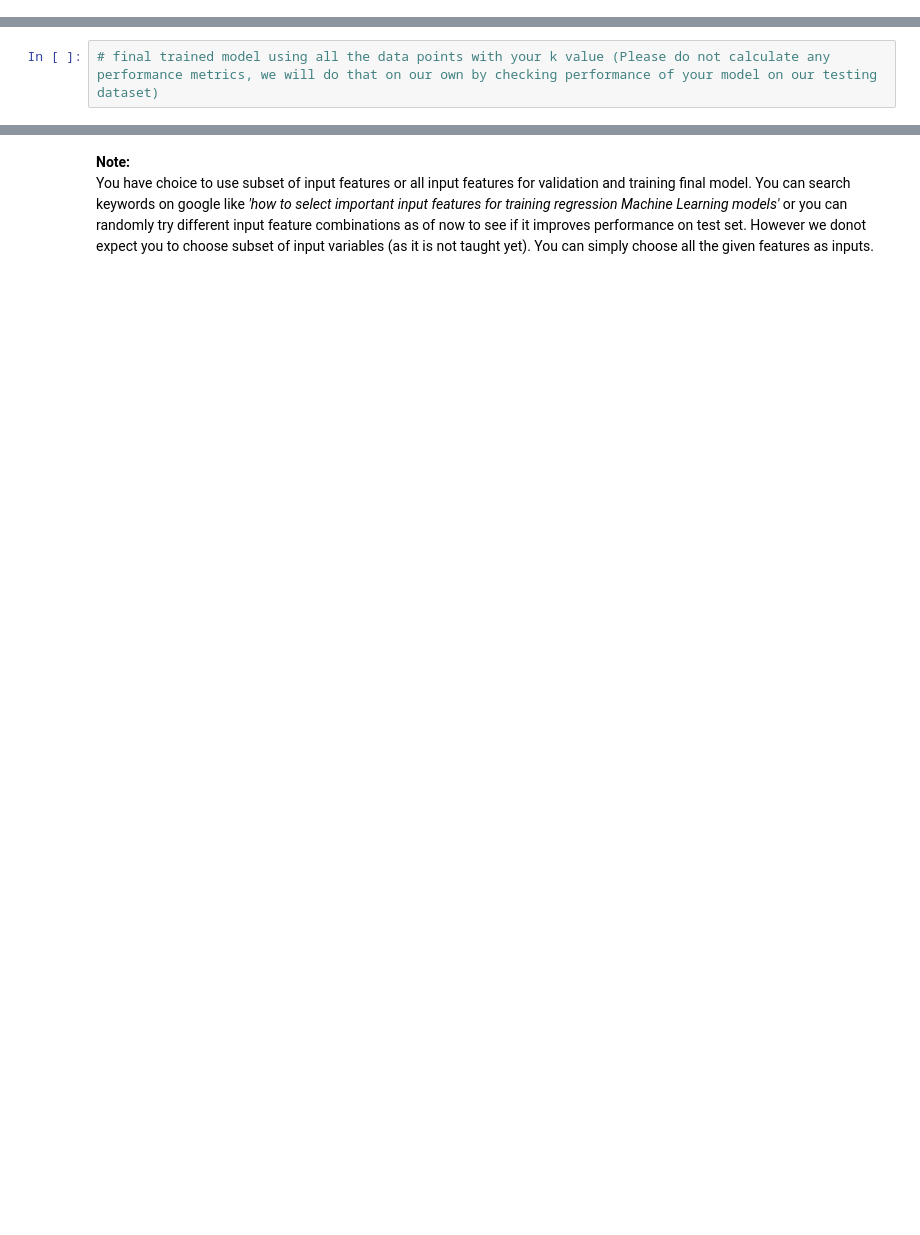
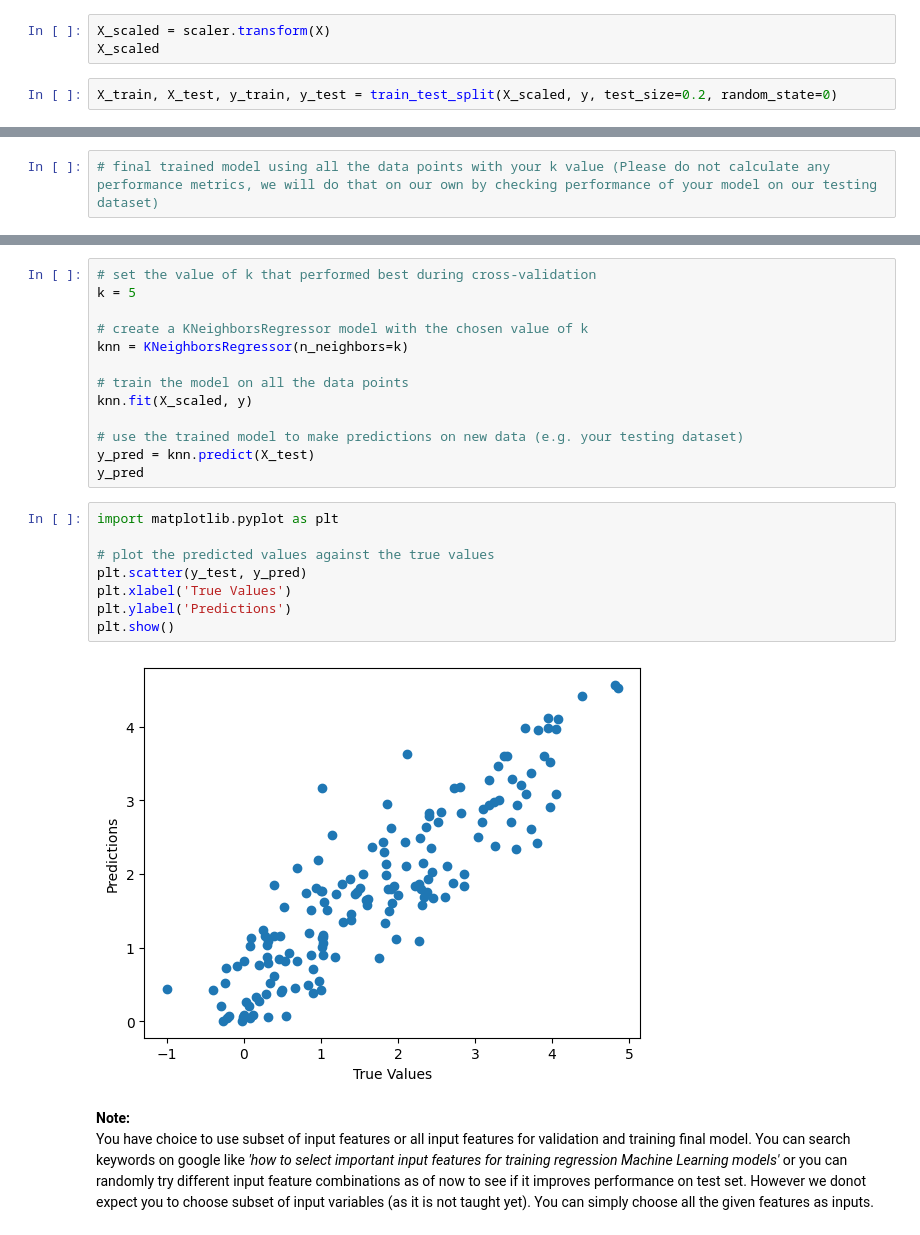
Before and after one commit to joseph-ishola/Machine_Learning_2023_OVGU, a Jupyter notebook: Class Tasks/Bonus_Task_1.ipynb, the cells around one changed output, grey strips where cells are left out. Drawn from its saved outputs; the diff is of its cells as text; blank space fills up the shorter version.

```diff
--- a/Class Tasks/Bonus_Task_1.ipynb
+++ b/Class Tasks/Bonus_Task_1.ipynb
@@ -34,0 +69,5 @@ df_bcf
+# %%
+X_scaled = scaler.transform(X)
+X_scaled
+# %%
+X_train, X_test, y_train, y_test = train_test_split(X_scaled, y, test_size=0.2, random_state=0)
@@ -39,3 +133,26 @@ df_bcf
+# %%
+# set the value of k that performed best during cross-validation
+k = 5
+
+# create a KNeighborsRegressor model with the chosen value of k
+knn = KNeighborsRegressor(n_neighbors=k)
+
+# train the model on all the data points
+knn.fit(X_scaled, y)
+
+# use the trained model to make predictions on new data (e.g. your testing dataset)
+y_pred = knn.predict(X_test)
+y_pred
+# %%
+import matplotlib.pyplot as plt
+
+# plot the predicted values against the true values
+plt.scatter(y_test, y_pred)
+plt.xlabel('True Values')
+plt.ylabel('Predictions')
+plt.show()
+# %% [output]
+[figure, added]
 # %% [markdown]
 **Note:**
 You have choice to use subset of input features or all input features for validation and training final model. You can search keywords on google like *'how to select important input features for training regression Machine Learning models'* or you can randomly try different input feature combinations as of now to see if it improves performance on test set. However we donot expect you to choose subset of input variables (as it is not taught yet). You can simply choose all the given features as inputs.
```
Also changed, not shown: parts of 16 cells of this notebook.
